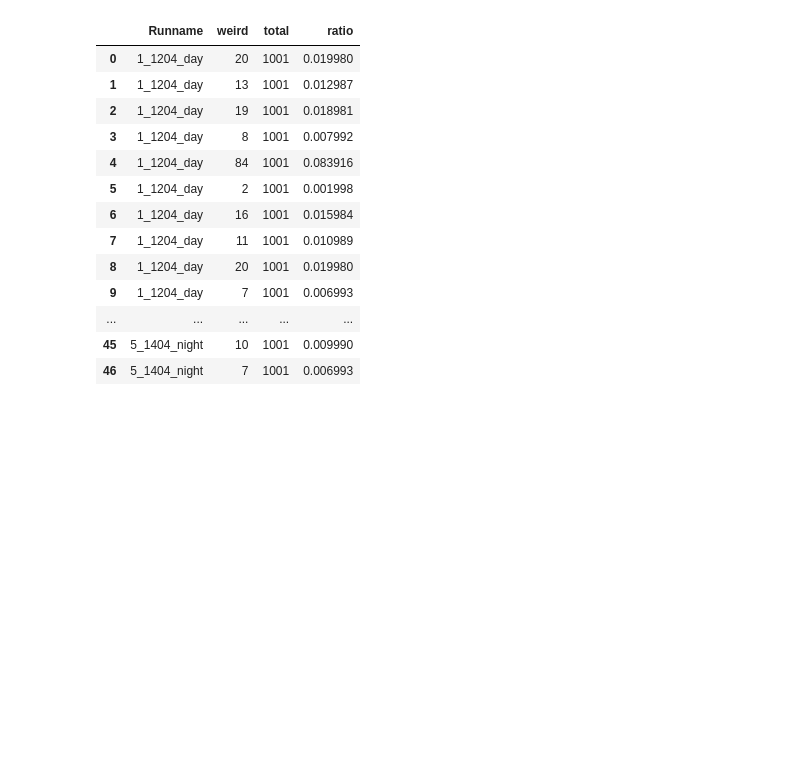
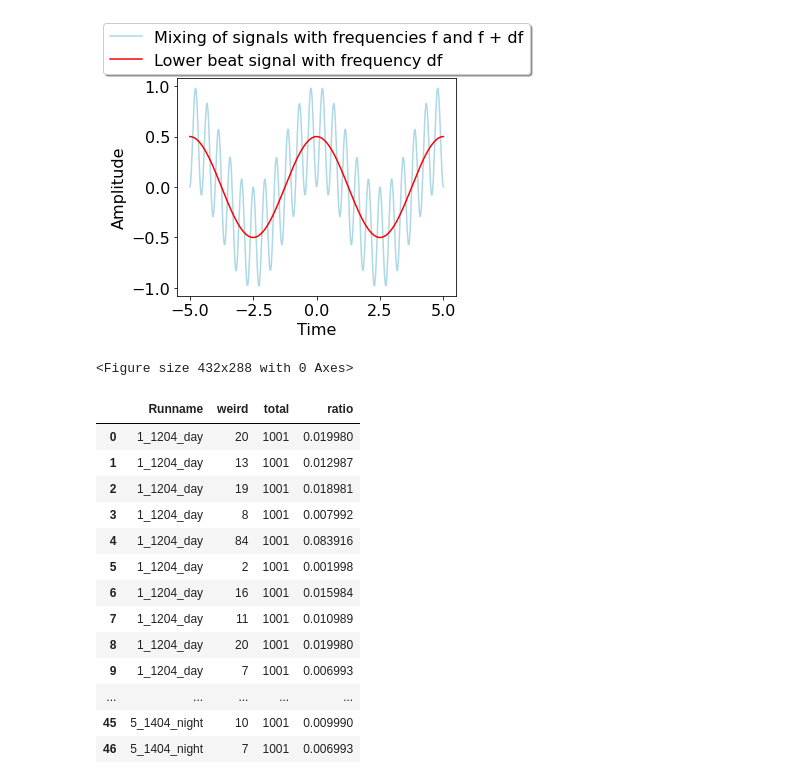
Before and after one commit to andi-matter/bachelor, a Jupyter notebook: weirdEventTimeline.ipynb, the cells around one changed output. Cells and saved outputs as stored; diff of their text form; code cells hidden in the pictures; blank space fills up the shorter version.

```diff
--- a/weirdEventTimeline.ipynb
+++ b/weirdEventTimeline.ipynb
@@ -15,6 +15,19 @@ import matplotlib as mpl
 mpl.rcParams.update({'font.size': 16})
 import sys
 import os
+# %%
+x = np.linspace(-5,5, 500)
+plt.figure(figsize =(5,4))
+plt.plot(x, np.sin(2*np.pi*x)*np.sin(2*np.pi*1.2*x), label="Mixing of signals with frequencies f and f + df", color="lightblue")
+plt.plot(x, 0.5*np.cos(2*np.pi*0.2*x), label="Lower beat signal with frequency df", color="red")
+plt.xlabel("Time")
+plt.ylabel("Amplitude")
+plt.legend(loc='upper center', bbox_to_anchor=(0.5, 1.29), fancybox=True, shadow=True)
+plt.show()
+plt.savefig("heterodyne.png", bbox_inches="tight", dpi=300)
+# %% [output]
+[figure, added]
+<Figure size 432x288 with 0 Axes>
 # %%
 weirdFile = "/mnt/d/Programme/RootReader/RootReader-master/runlogs/weirdEvents.txt"
 
```
Also changed, not shown: 9 other files.
